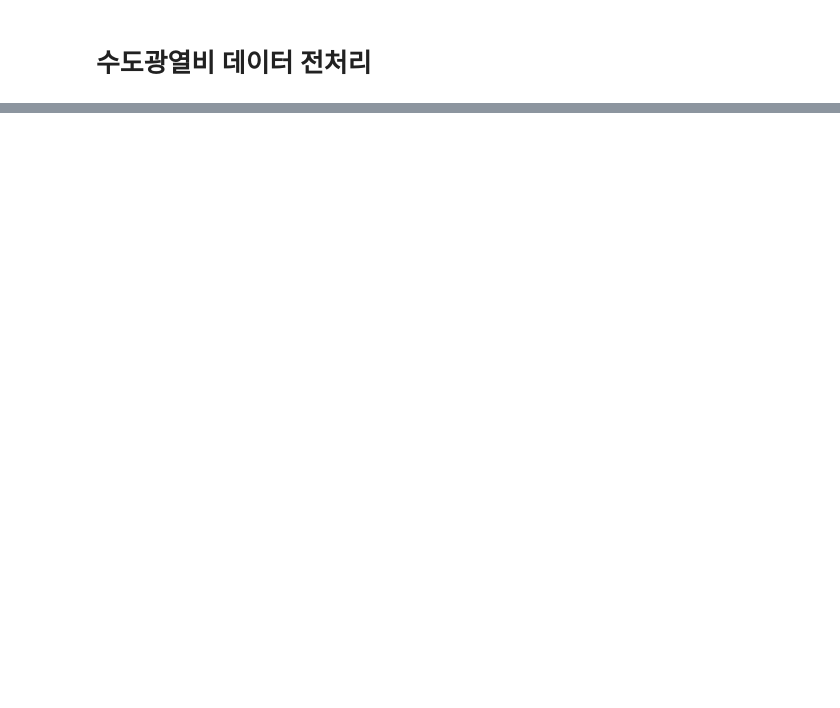
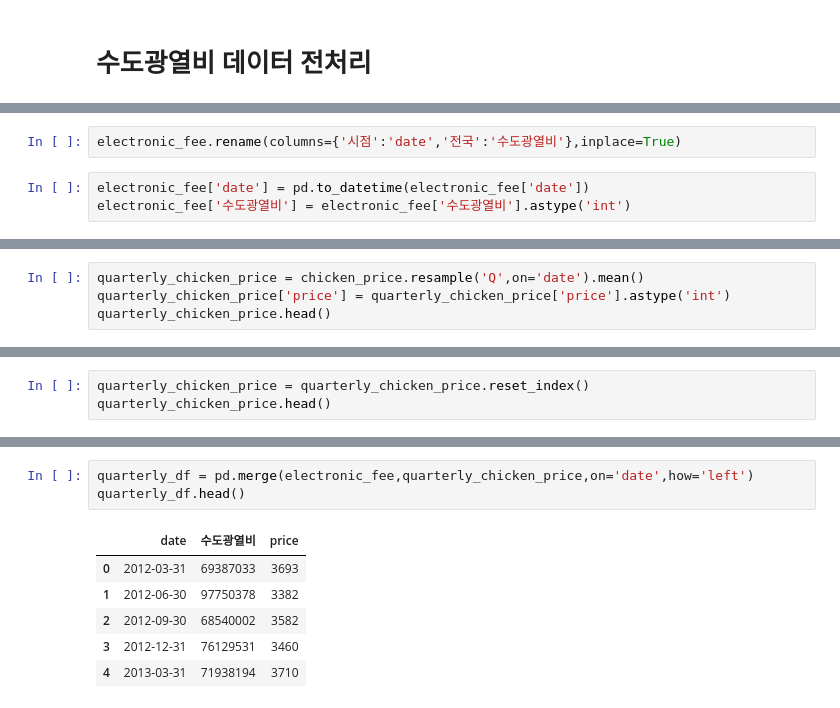
Before and after one commit to fin-special/chicken_price_prediction, a Jupyter notebook: 데이터전처리/hyebin.ipynb, the cells around one changed output, grey strips where cells are left out. Cells and saved outputs as stored; diff of their text form; blank space fills up the shorter version.

```diff
--- a/데이터전처리/hyebin.ipynb
+++ b/데이터전처리/hyebin.ipynb
@@ -758,0 +767,5 @@ electronic_fee.head()
+# %%
+electronic_fee.rename(columns={'시점':'date','전국':'수도광열비'},inplace=True)
+# %%
+electronic_fee['date'] = pd.to_datetime(electronic_fee['date'])
+electronic_fee['수도광열비'] = electronic_fee['수도광열비'].astype('int')
@@ -758,0 +781,4 @@ electronic_fee.head()
+# %%
+quarterly_chicken_price = chicken_price.resample('Q',on='date').mean()
+quarterly_chicken_price['price'] = quarterly_chicken_price['price'].astype('int')
+quarterly_chicken_price.head()
@@ -758,0 +793,3 @@ electronic_fee.head()
+# %%
+quarterly_chicken_price = quarterly_chicken_price.reset_index()
+quarterly_chicken_price.head()
@@ -758,0 +803,10 @@ electronic_fee.head()
+# %%
+quarterly_df = pd.merge(electronic_fee,quarterly_chicken_price,on='date',how='left')
+quarterly_df.head()
+# %% [output]
+|  | date | 수도광열비 | price |
+| 0 | 2012-03-31 | 69387033 | 3693 |
+| 1 | 2012-06-30 | 97750378 | 3382 |
+| 2 | 2012-09-30 | 68540002 | 3582 |
+| 3 | 2012-12-31 | 76129531 | 3460 |
+| 4 | 2013-03-31 | 71938194 | 3710 |
```
Also changed, not shown: parts of 7 cells of this notebook.
